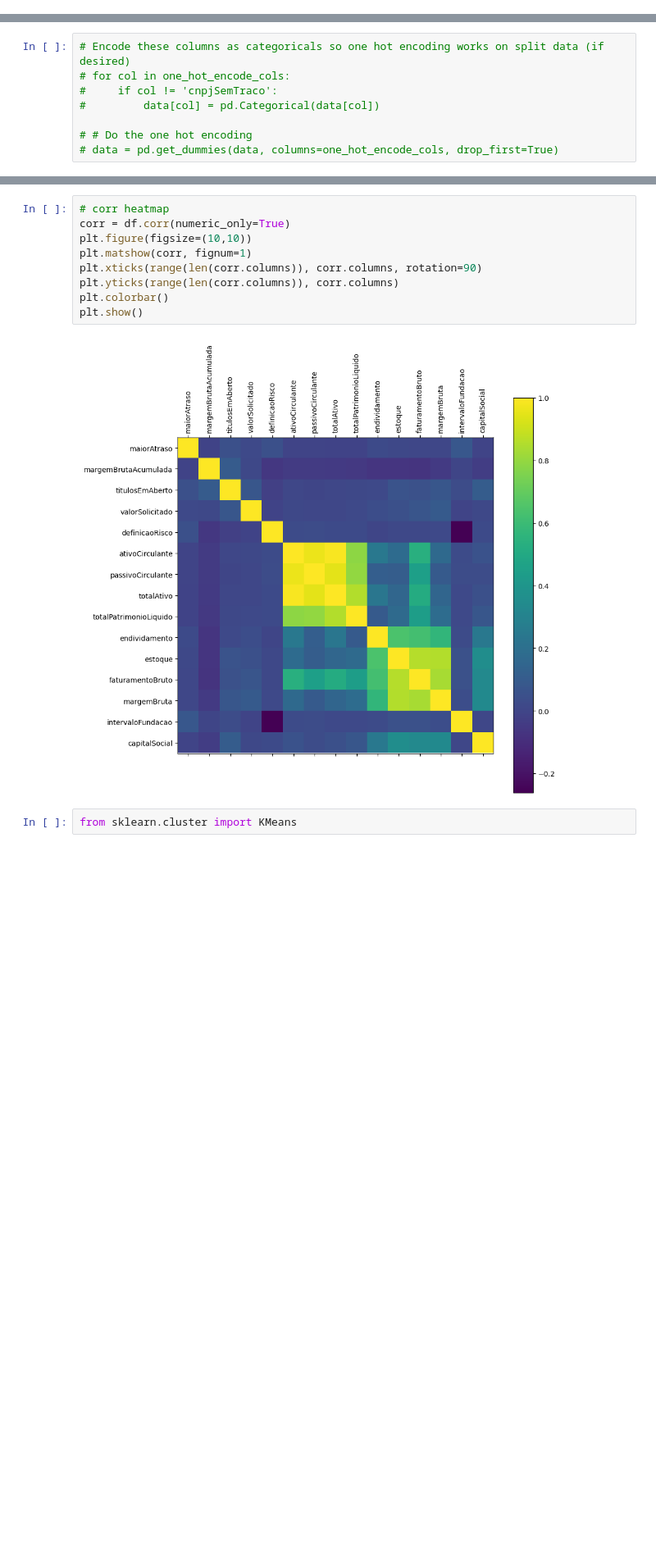
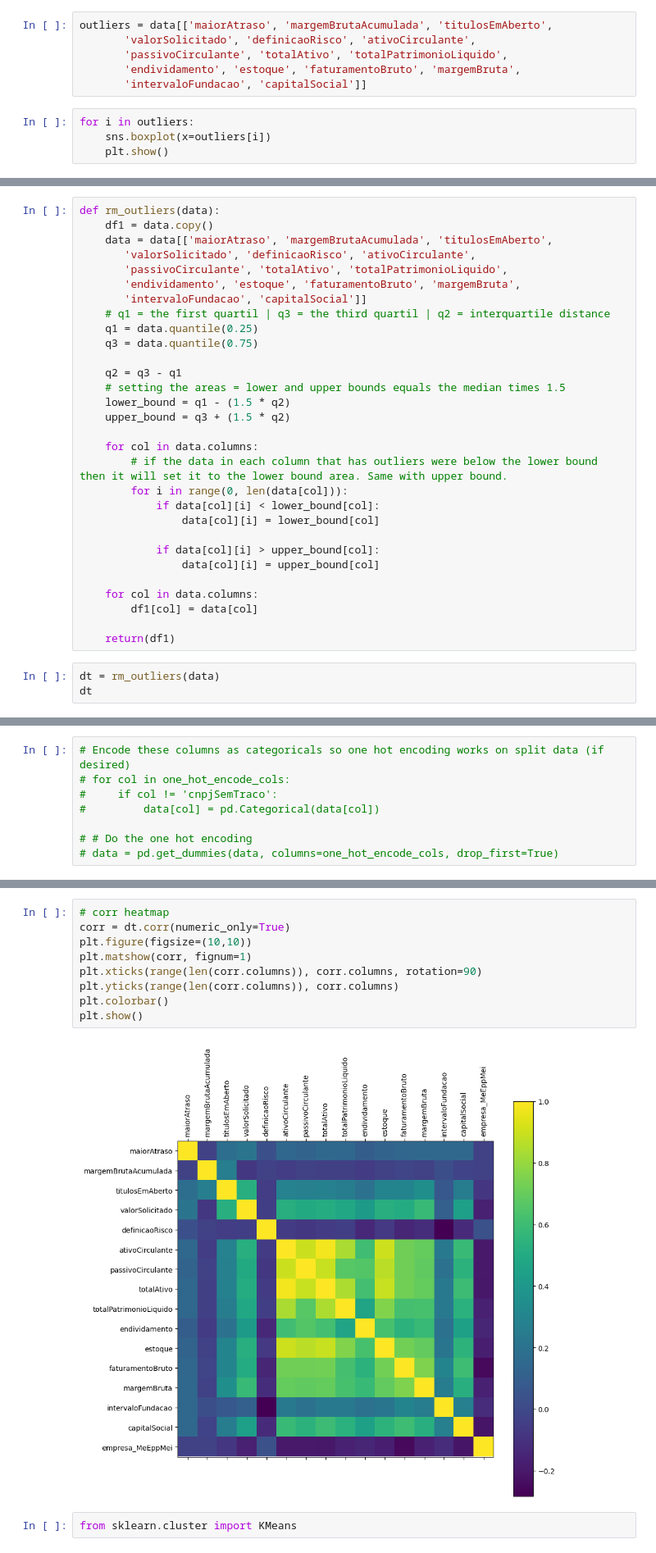
Before and after one commit to MBA-IA-GROUP-A/bootcamp, a Jupyter notebook: nootbooks/cluster.ipynb, the cells around one changed output, grey strips where cells are left out. Shown: that part at 82% size. Drawn from its saved outputs; the diff is of its cells as text; blank space fills up the shorter version.

```diff
--- a/nootbooks/cluster.ipynb
+++ b/nootbooks/cluster.ipynb
@@ -161,0 +160,10 @@ data['intervaloFundacao'].fillna(1, inplace=True)
+# %%
+outliers = data[['maiorAtraso', 'margemBrutaAcumulada', 'titulosEmAberto',
+       'valorSolicitado', 'definicaoRisco', 'ativoCirculante',
+       'passivoCirculante', 'totalAtivo', 'totalPatrimonioLiquido',
+       'endividamento', 'estoque', 'faturamentoBruto', 'margemBruta',
+       'intervaloFundacao', 'capitalSocial']]
+# %%
+for i in outliers:
+    sns.boxplot(x=outliers[i])
+    plt.show()
@@ -161,0 +184,33 @@ data['intervaloFundacao'].fillna(1, inplace=True)
+# %%
+def rm_outliers(data):
+    df1 = data.copy()
+    data = data[['maiorAtraso', 'margemBrutaAcumulada', 'titulosEmAberto',
+       'valorSolicitado', 'definicaoRisco', 'ativoCirculante',
+       'passivoCirculante', 'totalAtivo', 'totalPatrimonioLiquido',
+       'endividamento', 'estoque', 'faturamentoBruto', 'margemBruta',
+       'intervaloFundacao', 'capitalSocial']]
+    # q1 = the first quartil | q3 = the third quartil | q2 = interquartile distance
+    q1 = data.quantile(0.25)
+    q3 = data.quantile(0.75)
+
+    q2 = q3 - q1
+    # setting the areas = lower and upper bounds equals the median times 1.5
+    lower_bound = q1 - (1.5 * q2)
+    upper_bound = q3 + (1.5 * q2)
+
+    for col in data.columns:
+        # if the data in each column that has outliers were below the lower bound then it will set it to the lower bound area. Same with upper bound.
+        for i in range(0, len(data[col])):
+            if data[col][i] < lower_bound[col]:
+                data[col][i] = lower_bound[col]
+
+            if data[col][i] > upper_bound[col]:
+                data[col][i] = upper_bound[col]
+
+    for col in data.columns:
+        df1[col] = data[col]
+
+    return(df1)
+# %%
+dt = rm_outliers(data)
+dt
@@ -242,14 +310,14 @@ dtype: int64
 # %%
 # corr heatmap
-corr = df.corr(numeric_only=True)
+corr = dt.corr(numeric_only=True)
 plt.figure(figsize=(10,10))
 plt.matshow(corr, fignum=1)
 plt.xticks(range(len(corr.columns)), corr.columns, rotation=90)
 plt.yticks(range(len(corr.columns)), corr.columns)
 plt.colorbar()
 plt.show()
 # %% [output]
-[figure, old version]
+[figure, new version]
 # %%
 from sklearn.cluster import KMeans
 # %%
```
Also changed, not shown: parts of 26 cells of this notebook, 1 other file.
